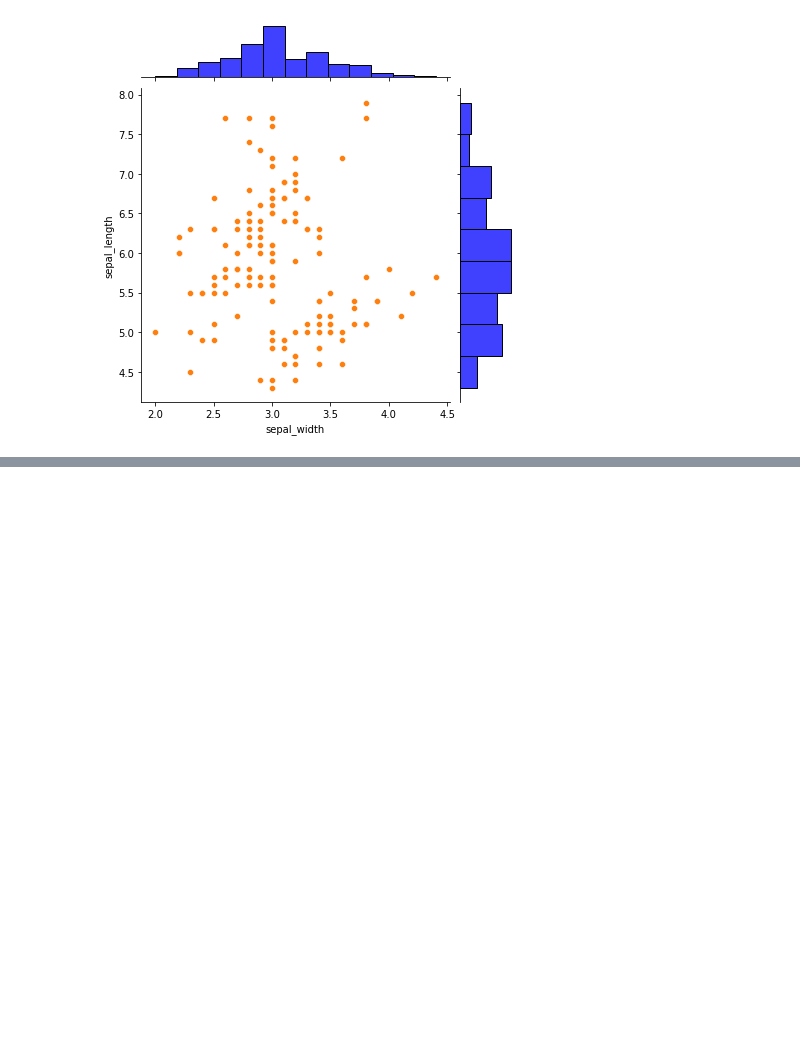
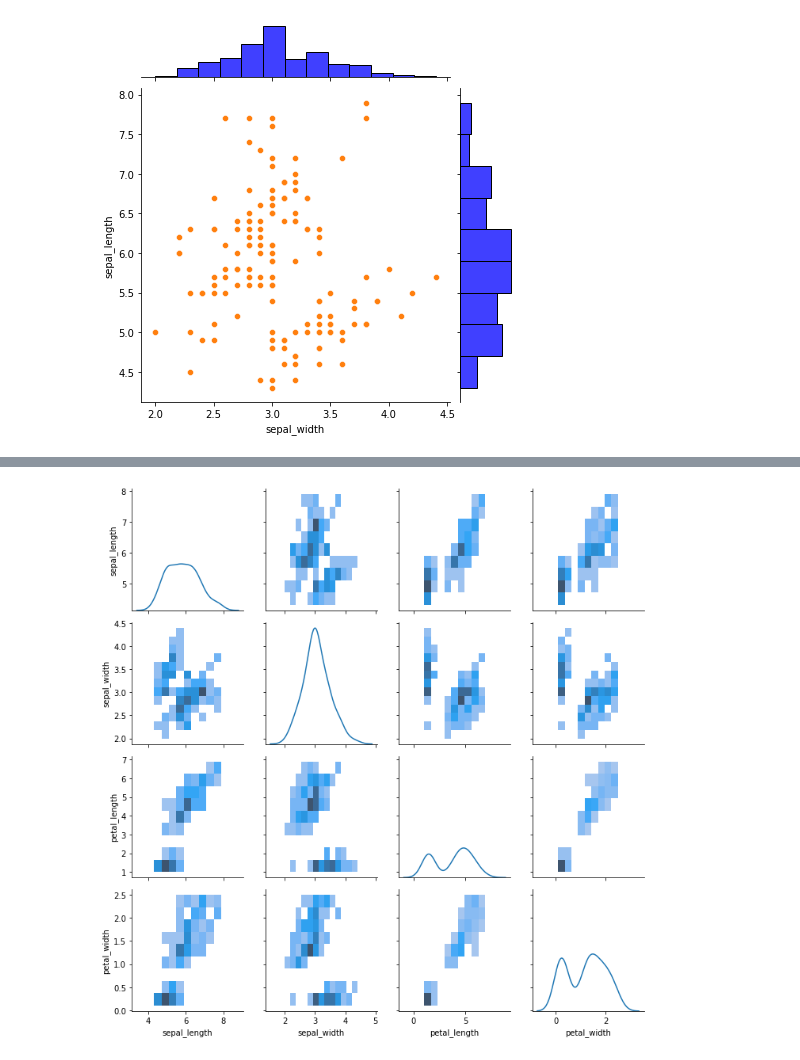
Before and after one commit to TaylorlDavis/Github_tutoring, a Jupyter notebook: Advanced seaborn plots.ipynb, the cells around one changed output, grey strips where cells are left out. Drawn from its saved outputs; the diff is of its cells as text; code cells hidden in the pictures; blank space fills up the shorter version.

```diff
--- a/Advanced seaborn plots.ipynb
+++ b/Advanced seaborn plots.ipynb
@@ -78,0 +101,7 @@ sns.jointplot(x='sepal_width',y='sepal_length',
+# %%
+g=sns.PairGrid(iris_df)
+g.map_offdiag(sns.histplot);
+g.map_diag(sns.kdeplot)
+plt.show()
+# %% [output]
+[figure, added]
```
Also changed, not shown: parts of 11 cells of this notebook.
